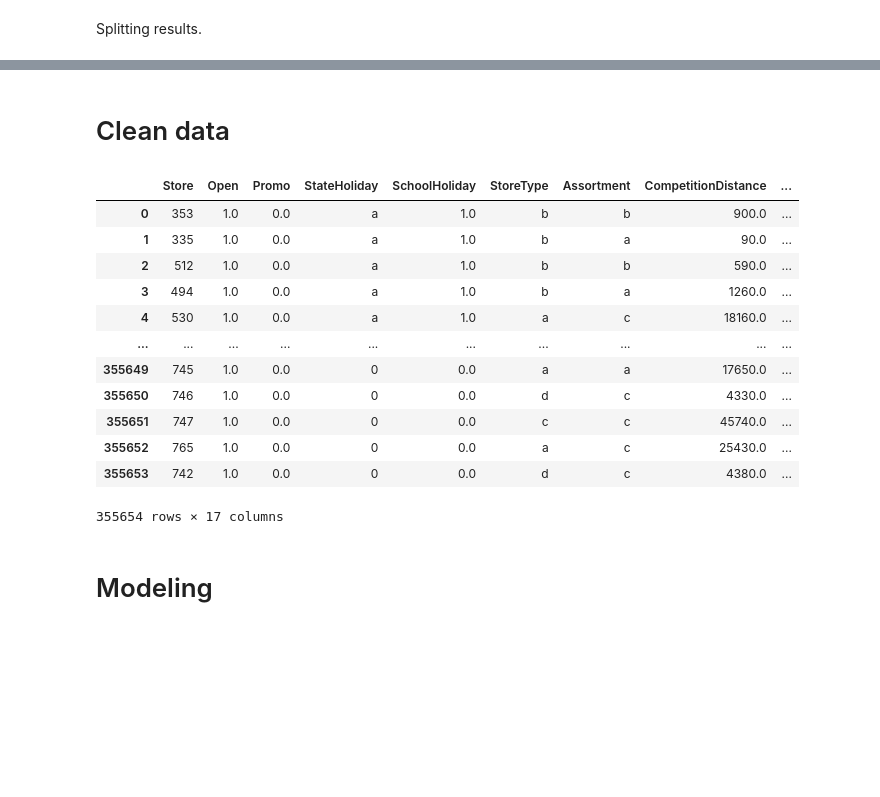
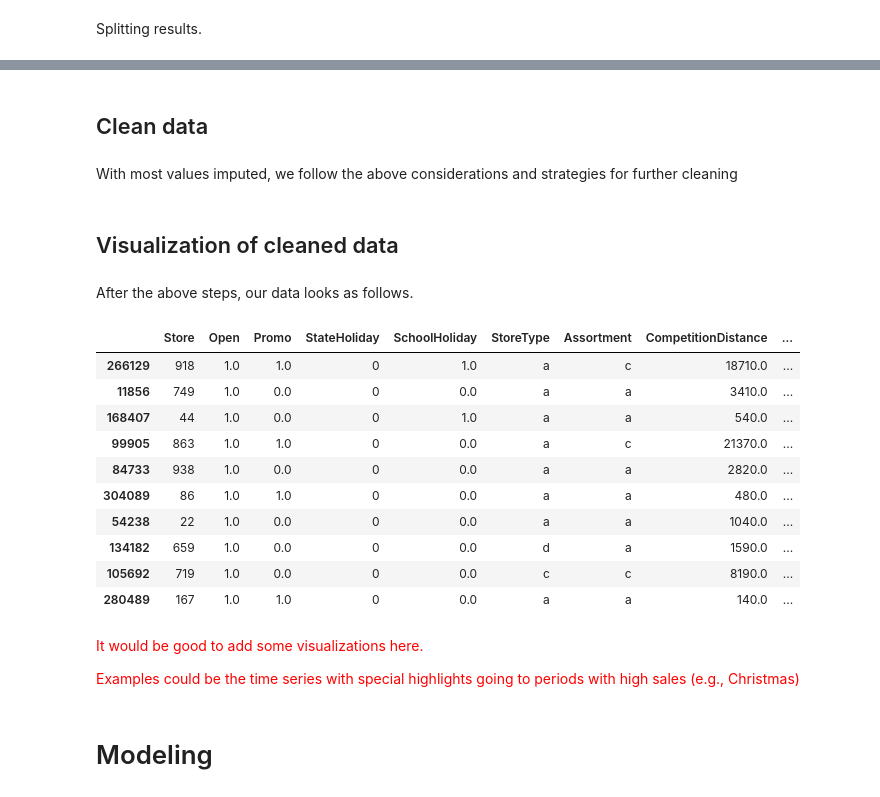
Before and after one commit to cverst/minicomp, a Jupyter notebook: Implementation of pipeline.ipynb, the cells around one changed output, grey strips where cells are left out. Saved outputs shown, nothing was run; the diff lists cells and outputs as text; code cells hidden in the pictures; blank space fills up the shorter version.

```diff
--- a/Implementation of pipeline.ipynb
+++ b/Implementation of pipeline.ipynb
@@ -137,5 +218,7 @@ X_train_transf.head()
 # %% [markdown]
-# Clean data
+## Clean data
+# %% [markdown]
+With most values imputed, we follow the above considerations and strategies for further cleaning
 # %%
 clnr = Cleaner()
 clnr.clean(X_train_transf)
@@ -151,22 +234,28 @@ clnr = Cleaner()
 clnr.clean(X_test_transf)
 X_test_clean = clnr.data
 X_test_clean_dates = clnr.dates
+# %% [markdown]
+## Visualization of cleaned data
+# %% [markdown]
+After the above steps, our data looks as follows.
 # %%
-X_train_clean
+X_train_clean.sample(10)
 # %% [output]
 |  | Store | Open | Promo | StateHoliday | SchoolHoliday | StoreType | Assortment | CompetitionDistance | ... |
-| 0 | 353 | 1.0 | 0.0 | a | 1.0 | b | b | 900.0 | ... |
-| 1 | 335 | 1.0 | 0.0 | a | 1.0 | b | a | 90.0 | ... |
-| 2 | 512 | 1.0 | 0.0 | a | 1.0 | b | b | 590.0 | ... |
-| 3 | 494 | 1.0 | 0.0 | a | 1.0 | b | a | 1260.0 | ... |
-| 4 | 530 | 1.0 | 0.0 | a | 1.0 | a | c | 18160.0 | ... |
-| ... | ... | ... | ... | ... | ... | ... | ... | ... | ... |
-| 355649 | 745 | 1.0 | 0.0 | 0 | 0.0 | a | a | 17650.0 | ... |
-| 355650 | 746 | 1.0 | 0.0 | 0 | 0.0 | d | c | 4330.0 | ... |
-| 355651 | 747 | 1.0 | 0.0 | 0 | 0.0 | c | c | 45740.0 | ... |
-| 355652 | 765 | 1.0 | 0.0 | 0 | 0.0 | a | c | 25430.0 | ... |
-| 355653 | 742 | 1.0 | 0.0 | 0 | 0.0 | d | c | 4380.0 | ... |
+| 266129 | 918 | 1.0 | 1.0 | 0 | 1.0 | a | c | 18710.0 | ... |
+| 11856 | 749 | 1.0 | 0.0 | 0 | 0.0 | a | a | 3410.0 | ... |
+| 168407 | 44 | 1.0 | 0.0 | 0 | 1.0 | a | a | 540.0 | ... |
+| 99905 | 863 | 1.0 | 1.0 | 0 | 0.0 | a | c | 21370.0 | ... |
+| 84733 | 938 | 1.0 | 0.0 | 0 | 0.0 | a | a | 2820.0 | ... |
+| 304089 | 86 | 1.0 | 1.0 | 0 | 0.0 | a | a | 480.0 | ... |
+| 54238 | 22 | 1.0 | 0.0 | 0 | 0.0 | a | a | 1040.0 | ... |
+| 134182 | 659 | 1.0 | 0.0 | 0 | 0.0 | d | a | 1590.0 | ... |
+| 105692 | 719 | 1.0 | 0.0 | 0 | 0.0 | c | c | 8190.0 | ... |
+| 280489 | 167 | 1.0 | 1.0 | 0 | 0.0 | a | a | 140.0 | ... |
-355654 rows × 17 columns
+# %% [markdown]
+<font color='red'>It would be good to add some visualizations here.</font>
+
+<font color='red'>Examples could be the time series with special highlights going to periods with high sales (e.g., Christmas)</font>
 # %% [markdown]
 # Modeling
 # %% [markdown]
```
Also changed, not shown: parts of 69 cells of this notebook, 2 other files.
